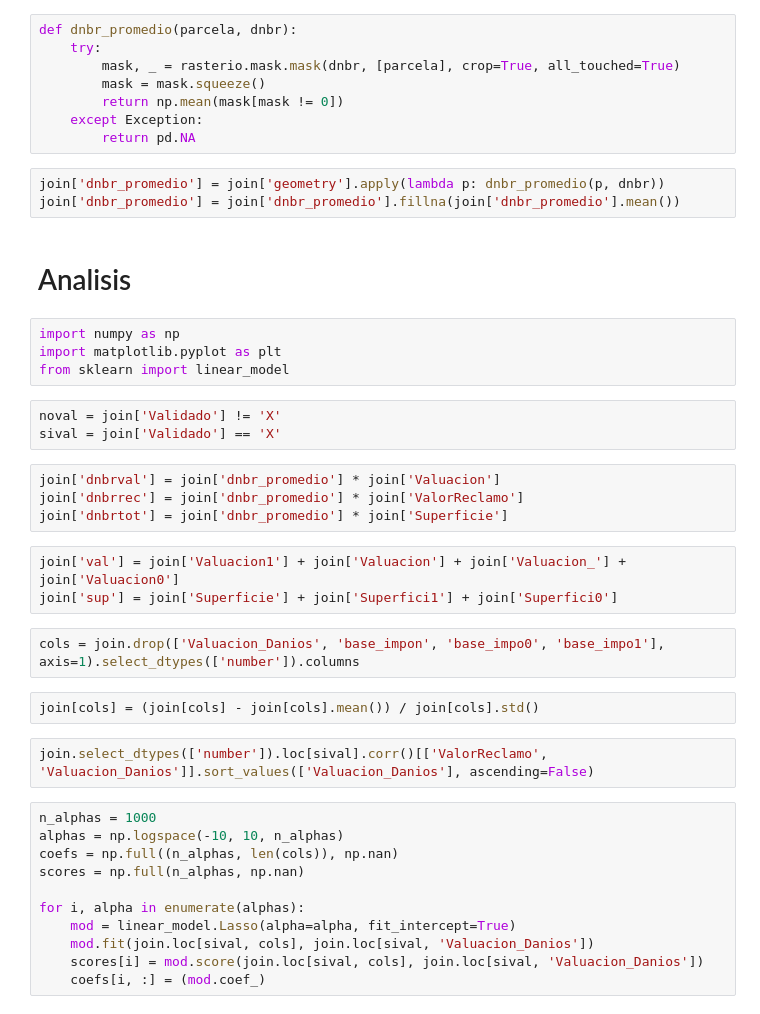
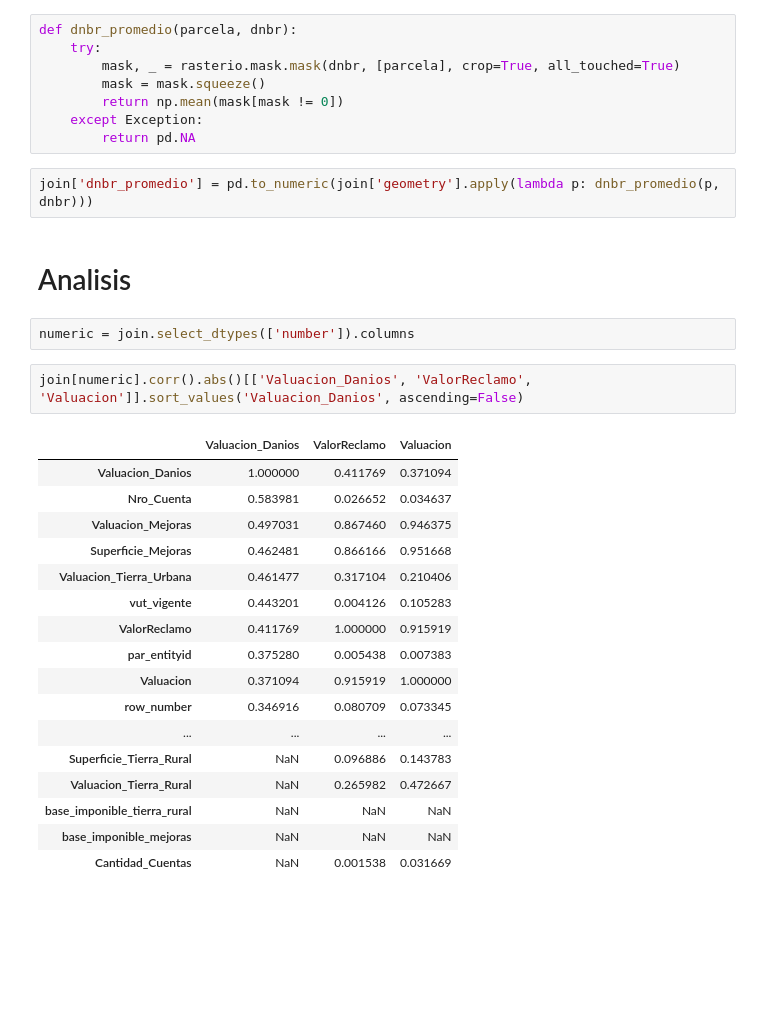
Before and after one commit to freire-guido/eci-2024, a Jupyter notebook: linear.ipynb, the cells around one changed output. Drawn from its saved outputs; the diff is of its cells as text; blank space fills up the shorter version.

```diff
--- a/linear.ipynb
+++ b/linear.ipynb
@@ -70,38 +104,28 @@ def dnbr_promedio(parcela, dnbr):
     except Exception:
         return pd.NA
 # %%
-join['dnbr_promedio'] = join['geometry'].apply(lambda p: dnbr_promedio(p, dnbr))
-join['dnbr_promedio'] = join['dnbr_promedio'].fillna(join['dnbr_promedio'].mean())
+join['dnbr_promedio'] = pd.to_numeric(join['geometry'].apply(lambda p: dnbr_promedio(p, dnbr)))
 # %% [markdown]
 # Analisis
-# %%
-import numpy as np
-import matplotlib.pyplot as plt
-from sklearn import linear_model
-# %%
-noval = join['Validado'] != 'X'
-sival = join['Validado'] == 'X'
-# %%
-join['dnbrval'] = join['dnbr_promedio'] * join['Valuacion']
-join['dnbrrec'] = join['dnbr_promedio'] * join['ValorReclamo']
-join['dnbrtot'] = join['dnbr_promedio'] * join['Superficie']
-# %%
-join['val'] = join['Valuacion1'] + join['Valuacion'] + join['Valuacion_'] + join['Valuacion0']
-join['sup'] = join['Superficie'] + join['Superfici1'] + join['Superfici0']
 # %%
-cols = join.drop(['Valuacion_Danios', 'base_impon', 'base_impo0', 'base_impo1'], axis=1).select_dtypes(['number']).columns
+numeric = join.select_dtypes(['number']).columns
-# %%
-join[cols] = (join[cols] - join[cols].mean()) / join[cols].std()
 # %%
-join.select_dtypes(['number']).loc[sival].corr()[['ValorReclamo', 'Valuacion_Danios']].sort_values(['Valuacion_Danios'], ascending=False)
+join[numeric].corr().abs()[['Valuacion_Danios', 'ValorReclamo', 'Valuacion']].sort_values('Valuacion_Danios', ascending=False)
+# %% [output]
+|  | Valuacion_Danios | ValorReclamo | Valuacion |
+| Valuacion_Danios | 1.000000 | 0.411769 | 0.371094 |
+| Nro_Cuenta | 0.583981 | 0.026652 | 0.034637 |
+| Valuacion_Mejoras | 0.497031 | 0.867460 | 0.946375 |
+| Superficie_Mejoras | 0.462481 | 0.866166 | 0.951668 |
+| Valuacion_Tierra_Urbana | 0.461477 | 0.317104 | 0.210406 |
+| vut_vigente | 0.443201 | 0.004126 | 0.105283 |
+| ValorReclamo | 0.411769 | 1.000000 | 0.915919 |
+| par_entityid | 0.375280 | 0.005438 | 0.007383 |
+| Valuacion | 0.371094 | 0.915919 | 1.000000 |
+| row_number | 0.346916 | 0.080709 | 0.073345 |
+| ... | ... | ... | ... |
+| Superficie_Tierra_Rural | NaN | 0.096886 | 0.143783 |
+| Valuacion_Tierra_Rural | NaN | 0.265982 | 0.472667 |
+| base_imponible_tierra_rural | NaN | NaN | NaN |
+| base_imponible_mejoras | NaN | NaN | NaN |
+| Cantidad_Cuentas | NaN | 0.001538 | 0.031669 |
-# %%
-n_alphas = 1000
-alphas = np.logspace(-10, 10, n_alphas)
-coefs = np.full((n_alphas, len(cols)), np.nan)
-scores = np.full(n_alphas, np.nan)
-
-for i, alpha in enumerate(alphas):
-    mod = linear_model.Lasso(alpha=alpha, fit_intercept=True)
-    mod.fit(join.loc[sival, cols], join.loc[sival, 'Valuacion_Danios'])
-    scores[i] = mod.score(join.loc[sival, cols], join.loc[sival, 'Valuacion_Danios'])
-    coefs[i, :] = (mod.coef_)
```
Also changed, not shown: parts of 20 cells of this notebook, 1 other file.
